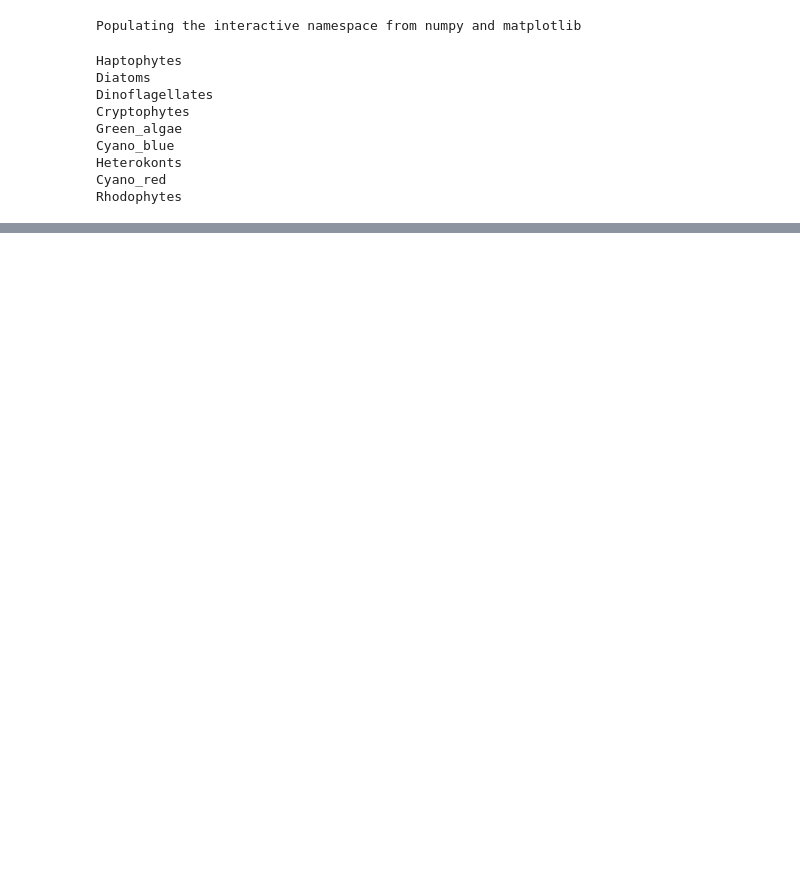
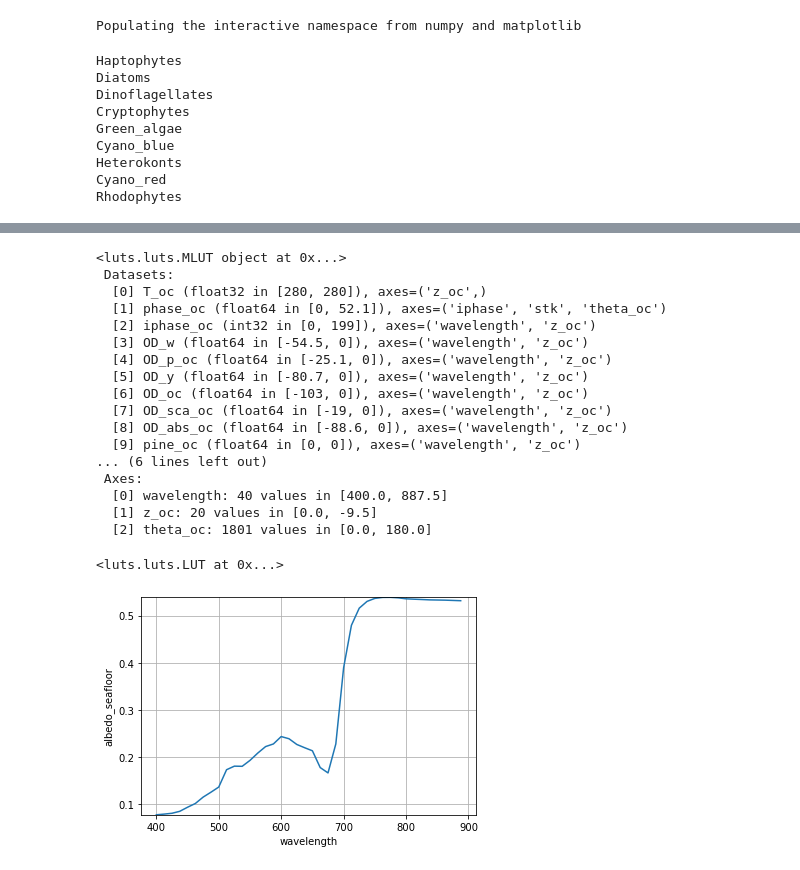
Before and after one commit to JAKravitz/RTM, a Jupyter notebook: Ocean_IOP_interface_V2.ipynb, the cells around one changed output, grey strips where cells are left out. Cells and saved outputs as stored; diff of their text form; code cells hidden in the pictures; blank space fills up the shorter version.

```diff
--- a/Ocean_IOP_interface_V2.ipynb
+++ b/Ocean_IOP_interface_V2.ipynb
@@ -280,0 +205,43 @@ atm = AtmAFGL('afglt', comp=[AeroOPAC('continental_average', 0.2, 550)], pfwav=w
+# %%
+#IOP's profiles
+bp_list = [bp1[wavrange] * x for x in xfactor]
+ap_list = [ap1[wavrange] * x for x in xfactor]
+ac_list = [ac1[wavrange] * x for x in xfactor]
+xfactorvsf = [1 if x==0 else x for x in xfactor]
+vsf_list = [vsf1[:,wavrange_vsf,:] * x for x in xfactorvsf]
+aw_list = [aw[wavrange]] * len(xfactor)
+bw_list = [bw[wavrange]] * len(xfactor)
+# aw_list = None # use SMART-G default pure water absorption
+# bw_list = None # use SMART-G default pure water scattering
+
+# Albedos speclib library inputs
+bALB = Albedo_spectrum2(iops['Benthic']['Tot'])
+aALB = Albedo_speclib2(iops['Adjacency']['Tot'])
+
+# water MLUT building
+# VSF truncation at 10 deg
+# seafloor from mixing model
+water   = import_iop(ap_list, bp_list, ac_list, vsf_list, wav, wav_vsf, Z, angles,
+                    aw_list=aw_list, bw_list=bw_list, ang_trunc=10.,  ALB=bALB).describe()
+
+water['albedo_seafloor'].plot()
+# %% [output]
+<luts.luts.MLUT object at 0x...>
+ Datasets:
+  [0] T_oc (float32 in [280, 280]), axes=('z_oc',)
+  [1] phase_oc (float64 in [0, 52.1]), axes=('iphase', 'stk', 'theta_oc')
+  [2] iphase_oc (int32 in [0, 199]), axes=('wavelength', 'z_oc')
+  [3] OD_w (float64 in [-54.5, 0]), axes=('wavelength', 'z_oc')
+  [4] OD_p_oc (float64 in [-25.1, 0]), axes=('wavelength', 'z_oc')
+  [5] OD_y (float64 in [-80.7, 0]), axes=('wavelength', 'z_oc')
+  [6] OD_oc (float64 in [-103, 0]), axes=('wavelength', 'z_oc')
+  [7] OD_sca_oc (float64 in [-19, 0]), axes=('wavelength', 'z_oc')
+  [8] OD_abs_oc (float64 in [-88.6, 0]), axes=('wavelength', 'z_oc')
+  [9] pine_oc (float64 in [0, 0]), axes=('wavelength', 'z_oc')
+... (6 lines left out)
+ Axes:
+  [0] wavelength: 40 values in [400.0, 887.5]
+  [1] z_oc: 20 values in [0.0, -9.5]
+  [2] theta_oc: 1801 values in [0.0, 180.0]
+<luts.luts.LUT at 0x...>
+[figure, added]
```
Also changed, not shown: parts of 16 cells of this notebook, 2 other files.
